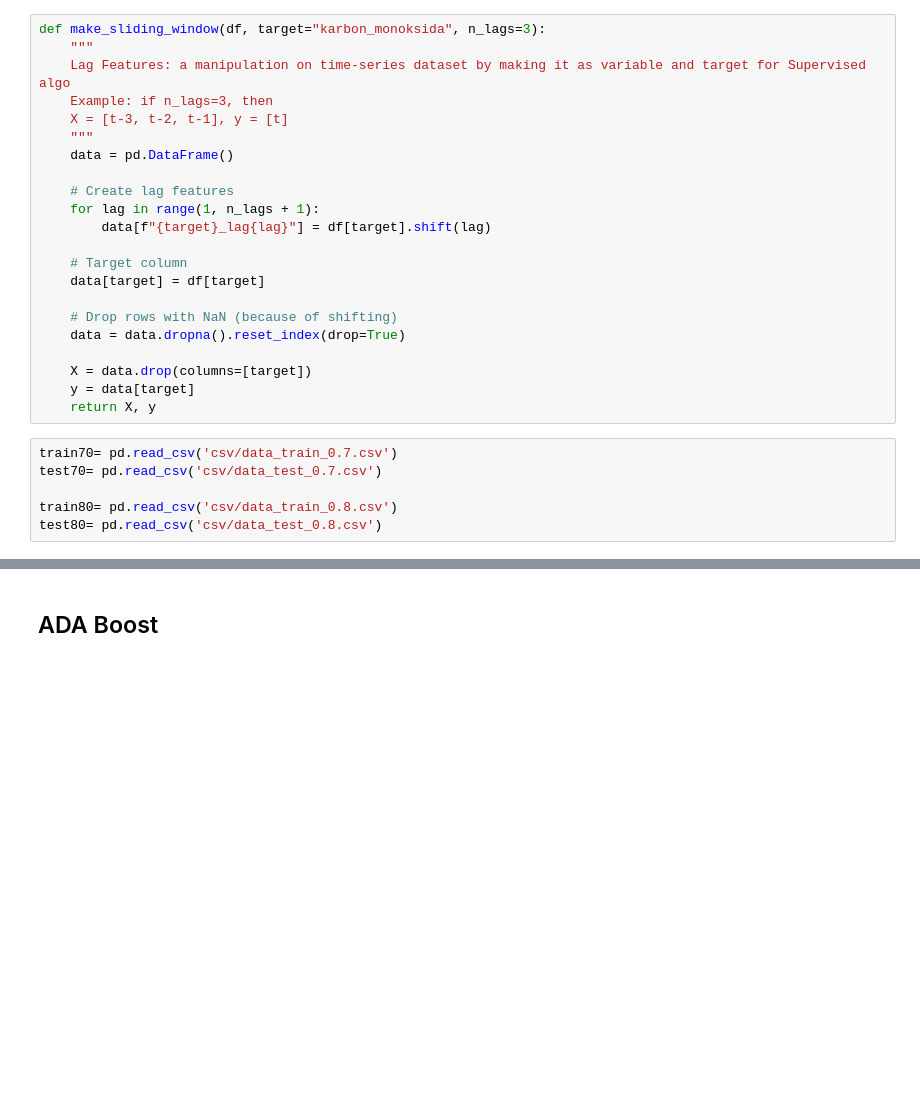
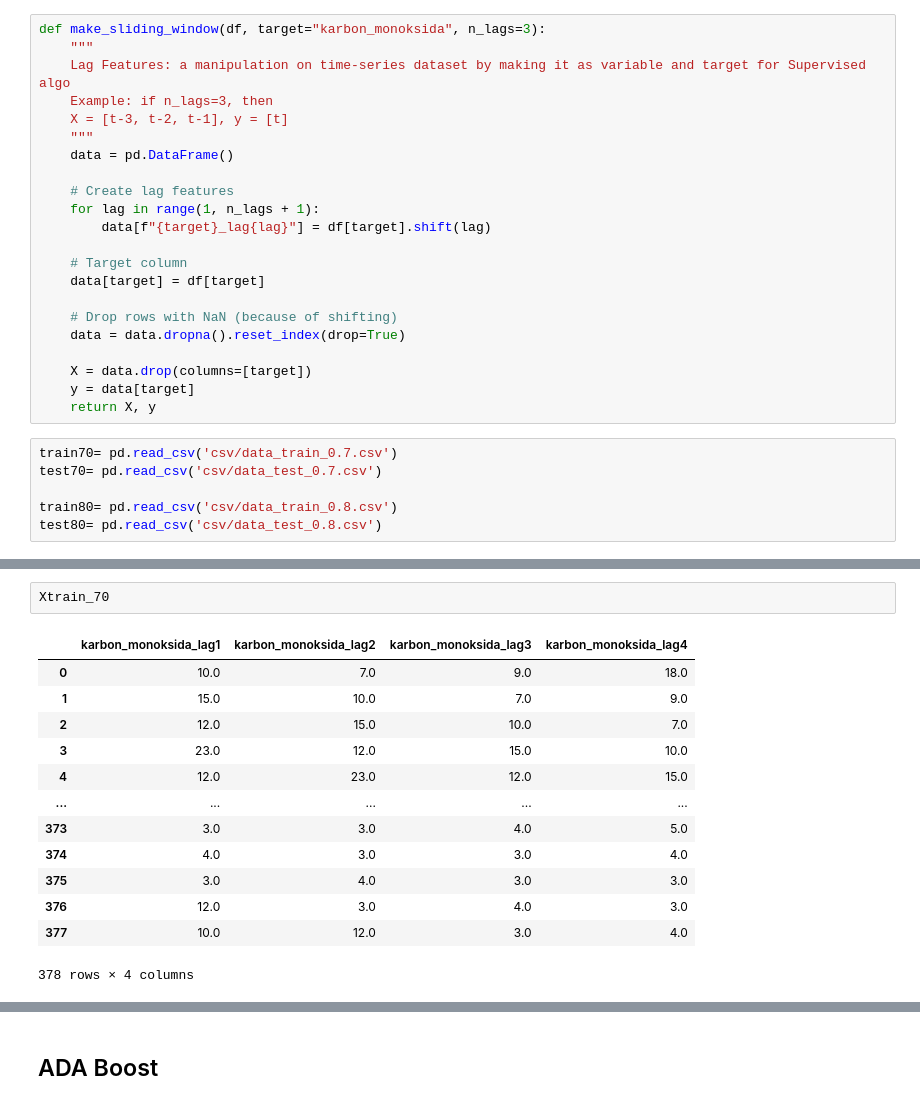
Before and after one commit to Ariwjy/Tugas-Machine-Learning, a Jupyter notebook: Regresi A5.ipynb, the cells around one changed output, grey strips where cells are left out. Drawn from its saved outputs; the diff is of its cells as text; blank space fills up the shorter version.

```diff
--- a/Regresi A5.ipynb
+++ b/Regresi A5.ipynb
@@ -174,0 +191,16 @@ Xtest_80, Ytest_80 = make_sliding_window(test80, target='karbon_monoksida', n_la
+# %%
+Xtrain_70
+# %% [output]
+|  | karbon_monoksida_lag1 | karbon_monoksida_lag2 | karbon_monoksida_lag3 | karbon_monoksida_lag4 |
+| 0 | 10.0 | 7.0 | 9.0 | 18.0 |
+| 1 | 15.0 | 10.0 | 7.0 | 9.0 |
+| 2 | 12.0 | 15.0 | 10.0 | 7.0 |
+| 3 | 23.0 | 12.0 | 15.0 | 10.0 |
+| 4 | 12.0 | 23.0 | 12.0 | 15.0 |
+| ... | ... | ... | ... | ... |
+| 373 | 3.0 | 3.0 | 4.0 | 5.0 |
+| 374 | 4.0 | 3.0 | 3.0 | 4.0 |
+| 375 | 3.0 | 4.0 | 3.0 | 3.0 |
+| 376 | 12.0 | 3.0 | 4.0 | 3.0 |
+| 377 | 10.0 | 12.0 | 3.0 | 4.0 |
+378 rows × 4 columns
```
Also changed, not shown: parts of 11 cells of this notebook.
